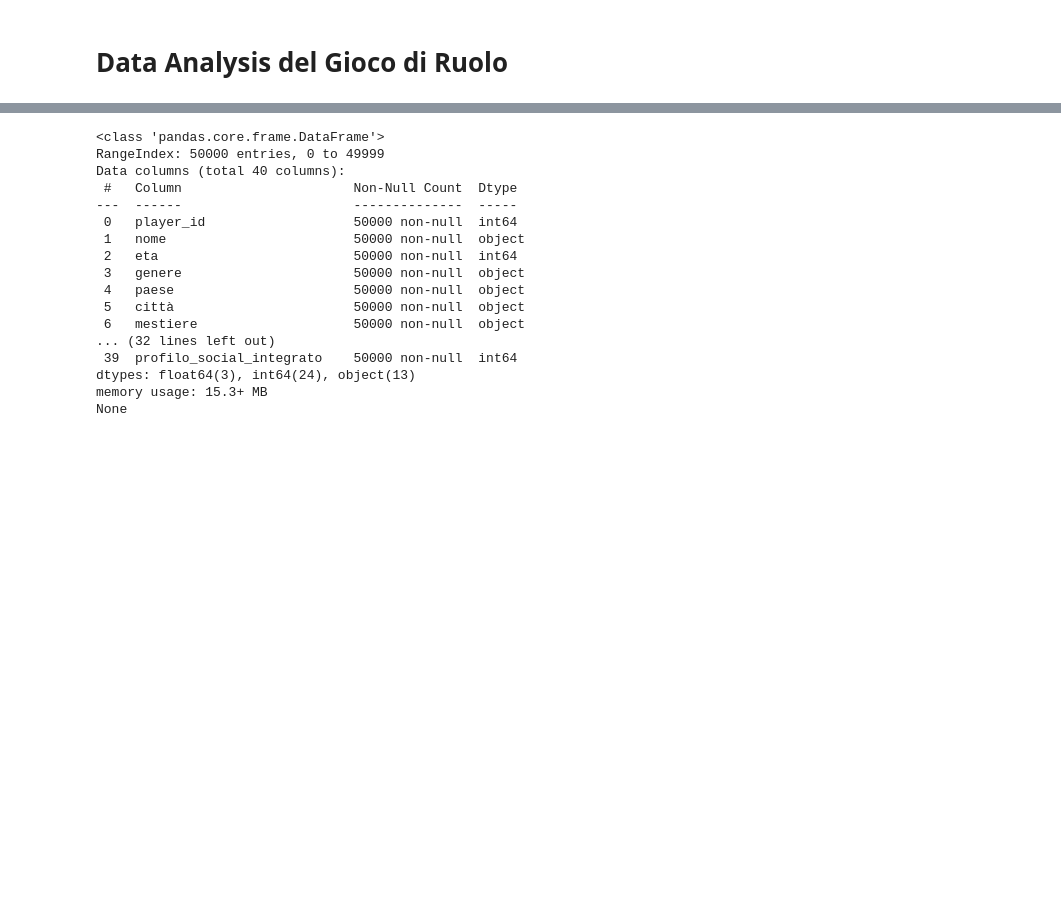
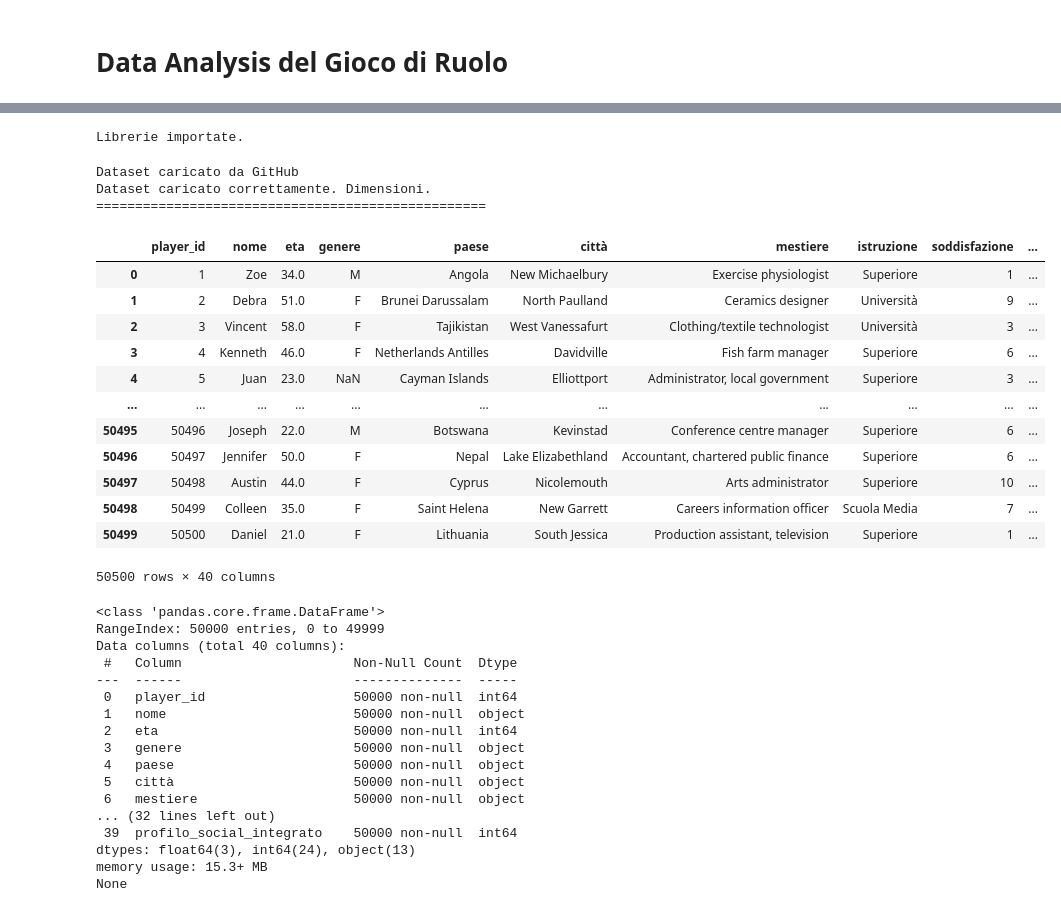
Before and after one commit to FabriceGhislain7/gdr-web-app, a Jupyter notebook: statistics/data_analysis.ipynb, the cells around one changed output, grey strips where cells are left out. Cells and saved outputs as stored; diff of their text form; code cells hidden in the pictures; blank space fills up the shorter version.

```diff
--- a/statistics/data_analysis.ipynb
+++ b/statistics/data_analysis.ipynb
@@ -7,4 +4,0 @@ import pandas as pd
-# %%
-url = 'https://raw.githubusercontent.com/FabriceGhislain7/gdr-web-app/refs/heads/main/big_dataset_gioco.csv'
-data = pd.read_csv(url)
-data
@@ -25,3 +5,74 @@ data
+# %%
+import pandas as pd
+import numpy as np
+import matplotlib.pyplot as plt
+import os
+print("Librerie importate con successo.")
+# %% [output]
+Librerie importate.
+# %%
+# Caricamento del dataset
+from urllib.error import URLError
+
+# Inizializza la variabile data
+data = None
+
+
+try:
+    # Controllo se il file esiste localmente
+    if os.path.exists('data/big_dataset_gioco.csv'):
+        data = pd.read_csv('data/big_dataset_gioco.csv')
+        print("Dataset caricato dal repository del progetto gdr-web-app")
+
+    # Controllo se il file esiste in Google Colab e lo carico
+    elif os.path.exists('big_dataset_gioco.csv'):
+        data = pd.read_csv('big_dataset_gioco.csv')
+        print("Dataset caricato da Google Colab")
+
+    else:
+        # Controllo se il file esiste su GitHub e lo carico
+        url = 'https://raw.githubusercontent.com/FabriceGhislain7/gdr-web-app/main/big_dataset_gioco.csv'
+        data = pd.read_csv(url)
+        print("Dataset caricato da GitHub")
+
+except FileNotFoundError as e:
+    print("Errore: file locale non trovato.")
+    raise e
+except URLError as e:
+    print("Errore: problema di connessione o URL non valido.")
+    raise e
+except pd.errors.EmptyDataError as e:
+    print("Errore: il file è vuoto o non contiene dati validi.")
+    raise e
+except Exception as e:
+    print(f"Errore imprevisto: {e}")
+    raise e
+
+if data is not None:
+    print("Dataset caricato correttamente.")
+else:
+    print("Impossibile caricare il dataset.")
+
+# Visualizzazione del dataset
+print("=" * 50)
+data
+# %% [output]
+Dataset caricato da GitHub
+Dataset caricato correttamente. Dimensioni.
+==================================================
+|  | player_id | nome | eta | genere | paese | città | mestiere | istruzione | soddisfazione | ... |
+| 0 | 1 | Zoe | 34.0 | M | Angola | New Michaelbury | Exercise physiologist | Superiore | 1 | ... |
+| 1 | 2 | Debra | 51.0 | F | Brunei Darussalam | North Paulland | Ceramics designer | Università | 9 | ... |
+| 2 | 3 | Vincent | 58.0 | F | Tajikistan | West Vanessafurt | Clothing/textile technologist | Università | 3 | ... |
+| 3 | 4 | Kenneth | 46.0 | F | Netherlands Antilles | Davidville | Fish farm manager | Superiore | 6 | ... |
+| 4 | 5 | Juan | 23.0 | NaN | Cayman Islands | Elliottport | Administrator, local government | Superiore | 3 | ... |
+| ... | ... | ... | ... | ... | ... | ... | ... | ... | ... | ... |
+| 50495 | 50496 | Joseph | 22.0 | M | Botswana | Kevinstad | Conference centre manager | Superiore | 6 | ... |
+| 50496 | 50497 | Jennifer | 50.0 | F | Nepal | Lake Elizabethland | Accountant, chartered public finance | Superiore | 6 | ... |
+| 50497 | 50498 | Austin | 44.0 | F | Cyprus | Nicolemouth | Arts administrator | Superiore | 10 | ... |
+| 50498 | 50499 | Colleen | 35.0 | F | Saint Helena | New Garrett | Careers information officer | Scuola Media | 7 | ... |
+| 50499 | 50500 | Daniel | 21.0 | F | Lithuania | South Jessica | Production assistant, television | Superiore | 1 | ... |
+50500 rows × 40 columns
 # %%
 print(data.info())
 # %% [output]
```
Also changed, not shown: parts of 2 cells of this notebook, 2 other files.
